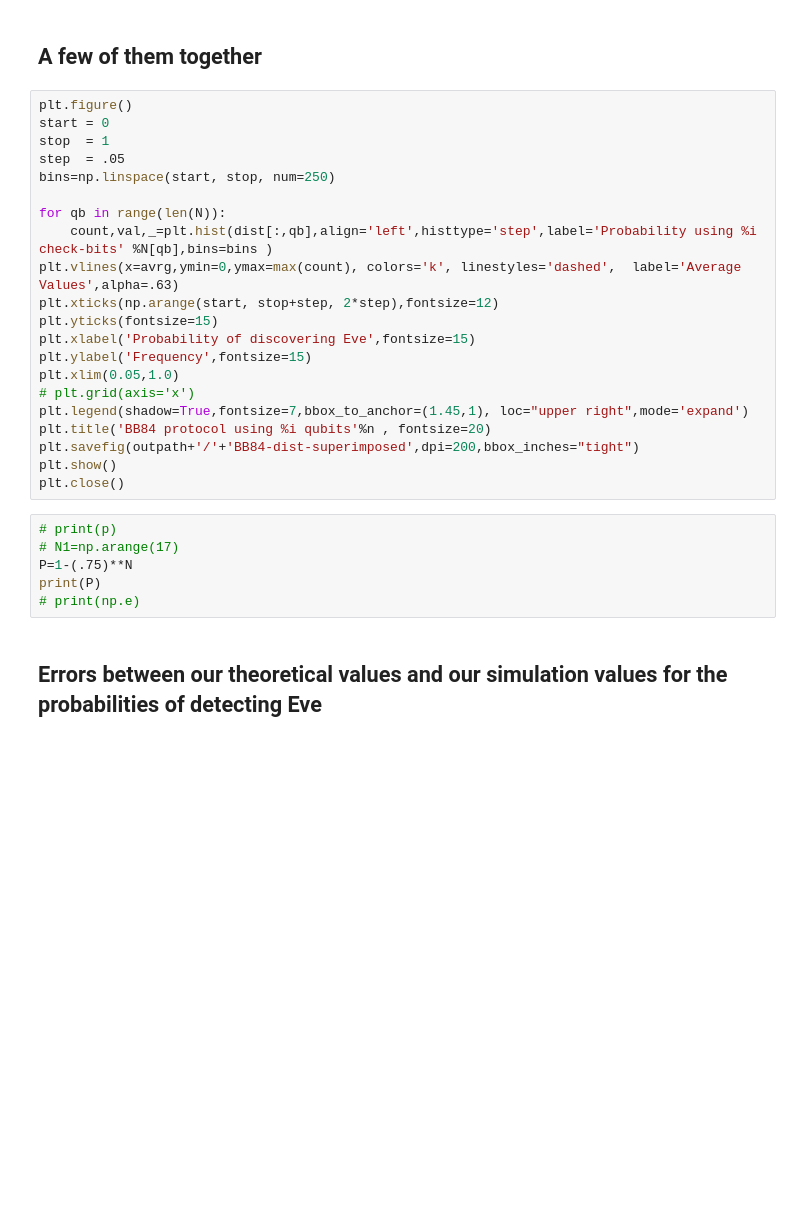
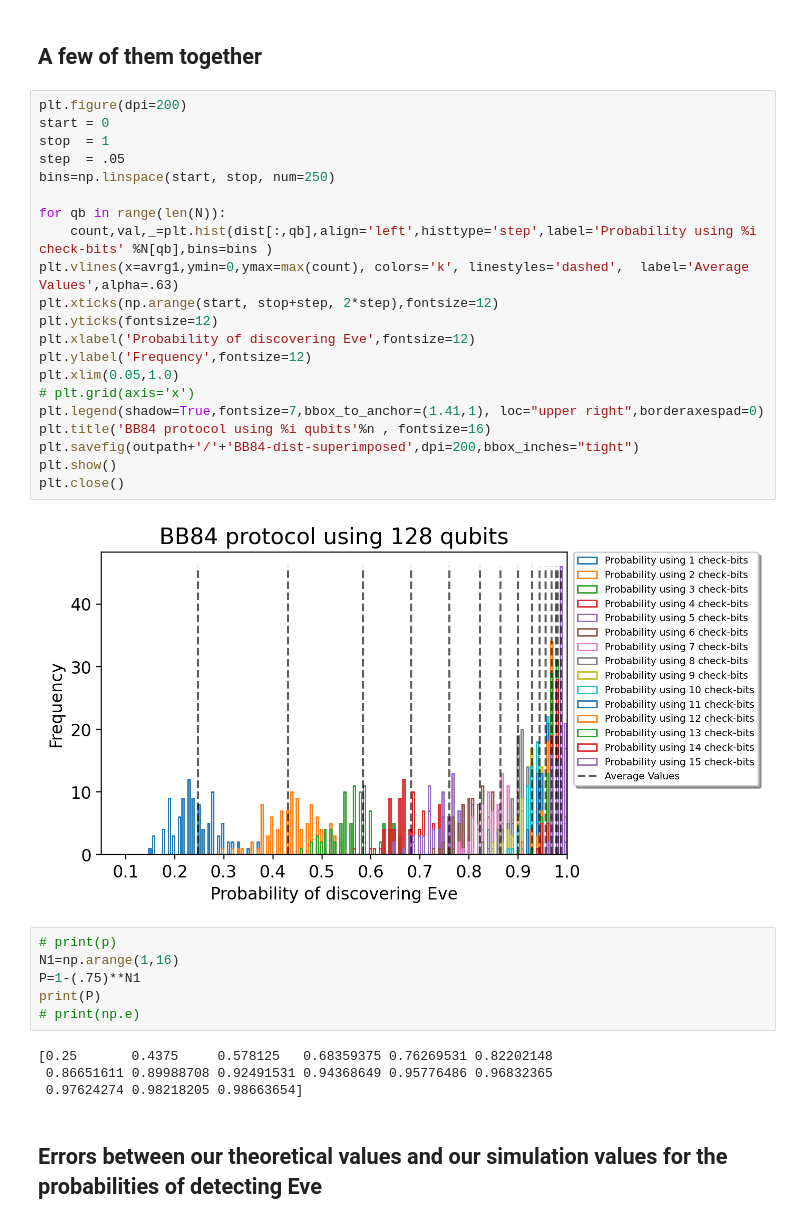
Before and after one commit to GuillermoFidalgo/QKDP, a Jupyter notebook: BB84.ipynb, the cells around one changed output. Saved outputs shown, nothing was run; the diff lists cells and outputs as text; blank space fills up the shorter version.

```diff
--- a/BB84.ipynb
+++ b/BB84.ipynb
@@ -239,32 +341,38 @@ for qb in range(len(N)):
 # %% [markdown]
 ## A few of them together
 # %%
-plt.figure()
+plt.figure(dpi=200)
 start = 0
 stop  = 1
 step  = .05
 bins=np.linspace(start, stop, num=250)
 
 for qb in range(len(N)):
     count,val,_=plt.hist(dist[:,qb],align='left',histtype='step',label='Probability using %i check-bits' %N[qb],bins=bins )
-plt.vlines(x=avrg,ymin=0,ymax=max(count), colors='k', linestyles='dashed',  label='Average Values',alpha=.63)
+plt.vlines(x=avrg1,ymin=0,ymax=max(count), colors='k', linestyles='dashed',  label='Average Values',alpha=.63)
 plt.xticks(np.arange(start, stop+step, 2*step),fontsize=12)
-plt.yticks(fontsize=15)
-plt.xlabel('Probability of discovering Eve',fontsize=15)
-plt.ylabel('Frequency',fontsize=15)
+plt.yticks(fontsize=12)
+plt.xlabel('Probability of discovering Eve',fontsize=12)
+plt.ylabel('Frequency',fontsize=12)
 plt.xlim(0.05,1.0)
 # plt.grid(axis='x')
-plt.legend(shadow=True,fontsize=7,bbox_to_anchor=(1.45,1), loc="upper right",mode='expand')
-plt.title('BB84 protocol using %i qubits'%n , fontsize=20)
+plt.legend(shadow=True,fontsize=7,bbox_to_anchor=(1.41,1), loc="upper right",borderaxespad=0)
+plt.title('BB84 protocol using %i qubits'%n , fontsize=16)
 plt.savefig(outpath+'/'+'BB84-dist-superimposed',dpi=200,bbox_inches="tight")
 plt.show()
 plt.close()
+# %% [output]
+[figure, added]
 # %%
 # print(p)
-# N1=np.arange(17)
-P=1-(.75)**N
+N1=np.arange(1,16)
+P=1-(.75)**N1
 print(P)
 # print(np.e)
+# %% [output]
+[0.25       0.4375     0.578125   0.68359375 0.76269531 0.82202148
+ 0.86651611 0.89988708 0.92491531 0.94368649 0.95776486 0.96832365
+ 0.97624274 0.98218205 0.98663654]
 # %% [markdown]
 ## Errors between our theoretical values and our simulation values for the probabilities of detecting Eve
 # %%
```
Also changed, not shown: parts of 33 cells of this notebook, 35 other files.
